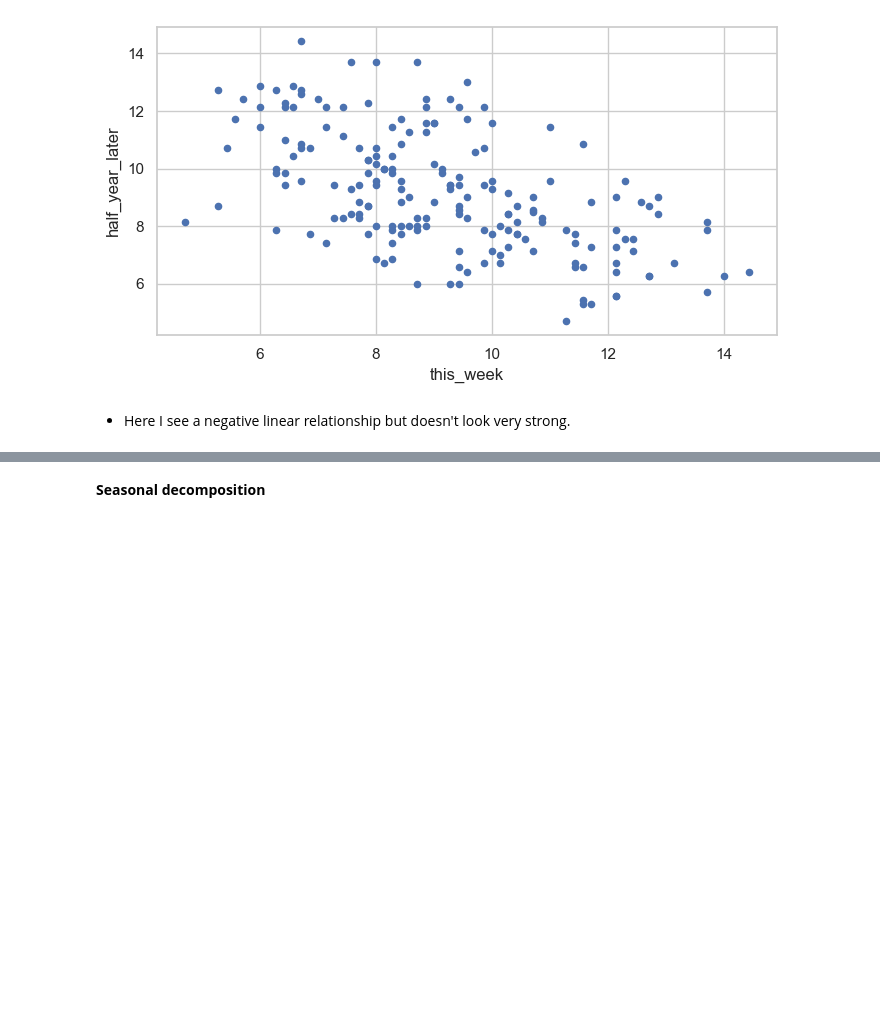
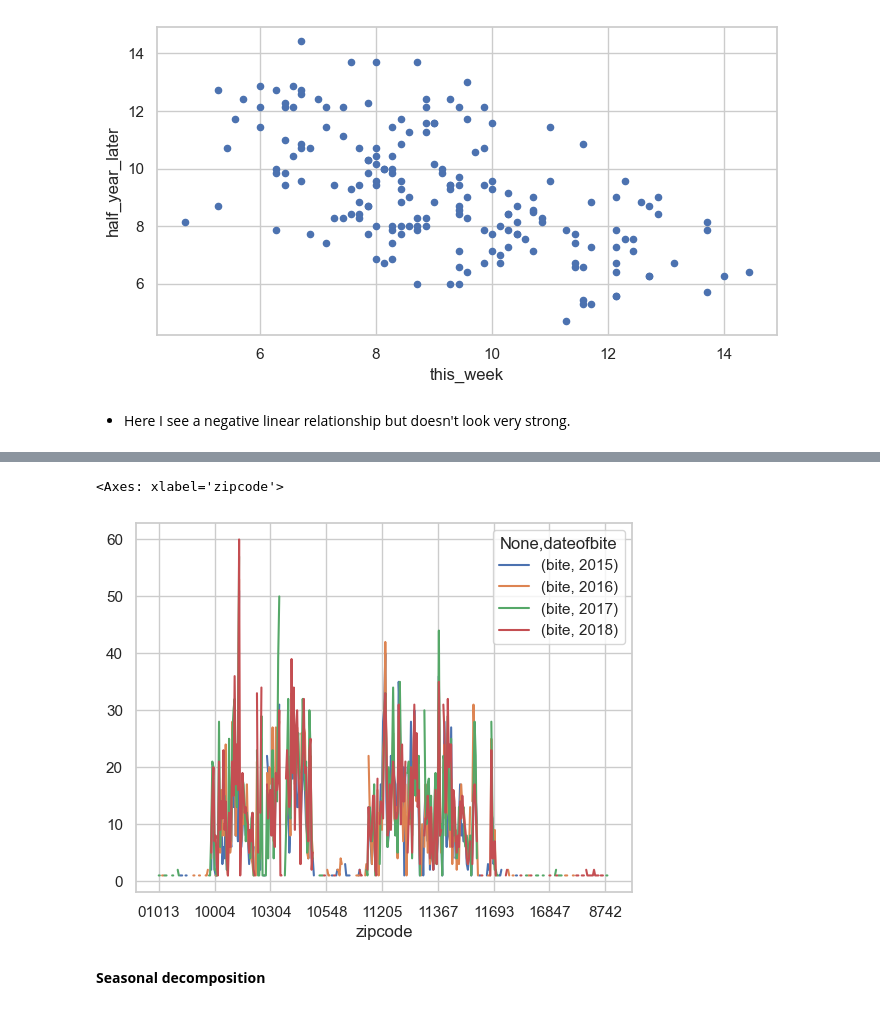
Before and after one commit to MigashaneVictoire/new_york_city_dog_bites, a Jupyter notebook: explore.ipynb, the cells around one changed output, grey strips where cells are left out. Saved outputs shown, nothing was run; the diff lists cells and outputs as text; code cells hidden in the pictures; blank space fills up the shorter version.

```diff
--- a/explore.ipynb
+++ b/explore.ipynb
@@ -206,3 +260,8 @@ weekly.tail(2)
+# %%
+dogs_train.groupby([dogs_train.index.year, "zipcode"]).sum().unstack([0]).plot()
+# %% [output]
+<Axes: xlabel='zipcode'>
+[figure, added]
 # %% [markdown]
 **Seasonal decomposition**
 # %%
```
Also changed, not shown: parts of 7 cells of this notebook, 2 other files.
